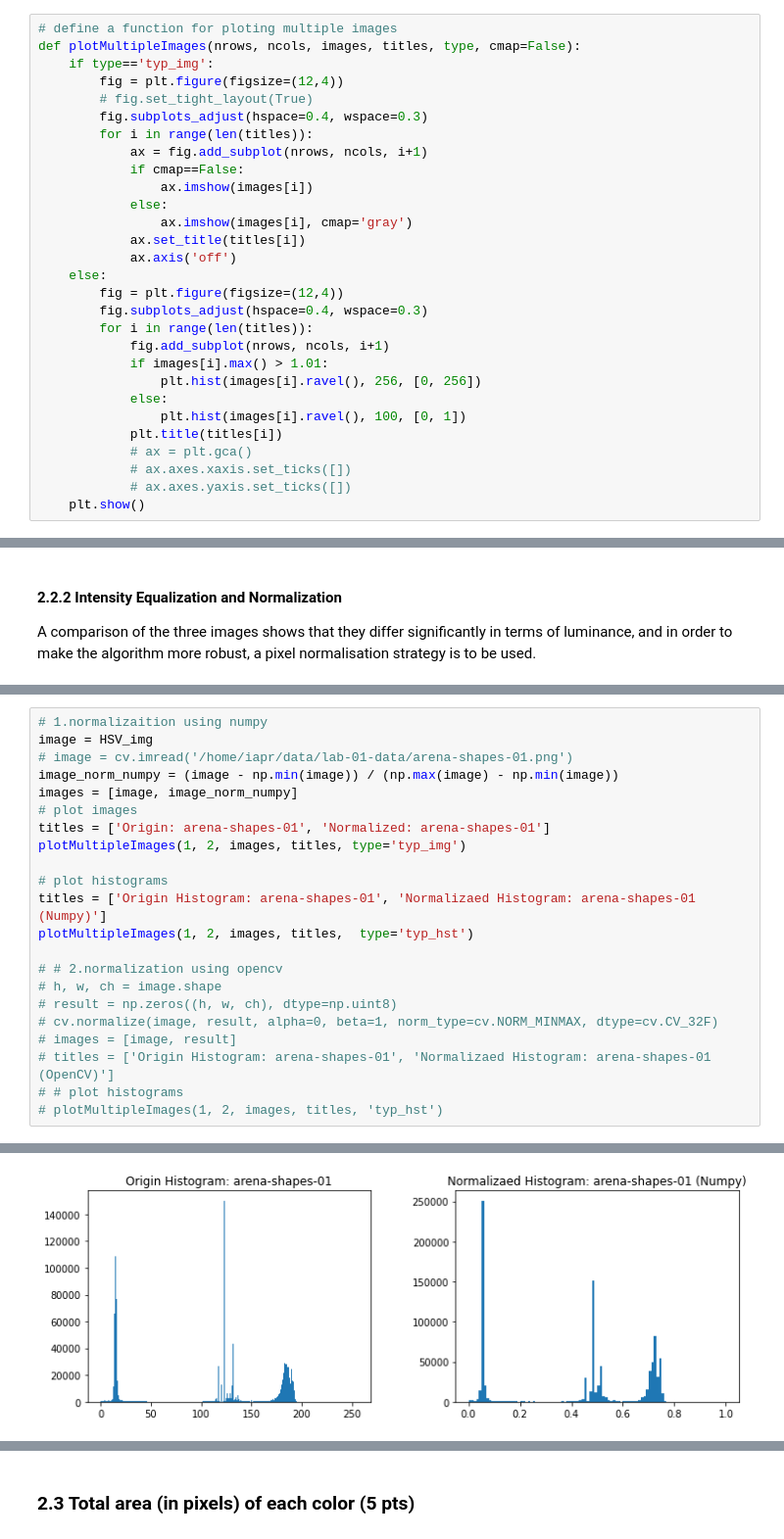
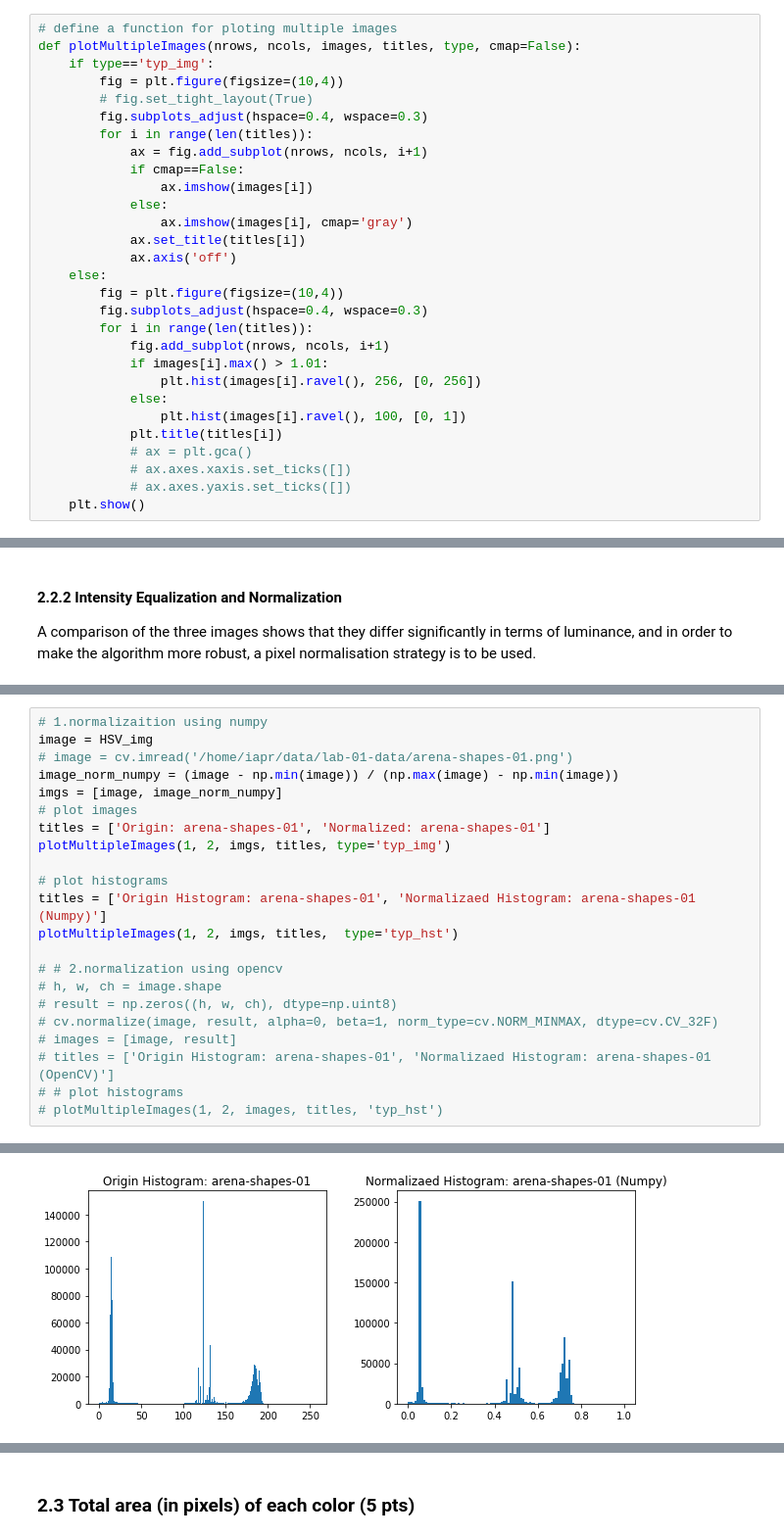
Before and after one commit to LTS5/iapr, a Jupyter notebook: labs/part_2_lab_01.ipynb, the cells around one changed output, grey strips where cells are left out. Shown at 98% size. Cells and saved outputs as stored; diff of their text form.

Commit message:
Part2 of Lab1 update for single image analyze

```diff
--- a/labs/part_2_lab_01.ipynb
+++ b/labs/part_2_lab_01.ipynb
@@ -110,7 +118,7 @@ To facilitate the task that follows, the histogram of the image is first plotted
 # define a function for ploting multiple images
 def plotMultipleImages(nrows, ncols, images, titles, type, cmap=False):
     if type=='typ_img':
-        fig = plt.figure(figsize=(12,4))
+        fig = plt.figure(figsize=(10,4))
         # fig.set_tight_layout(True)
         fig.subplots_adjust(hspace=0.4, wspace=0.3)
         for i in range(len(titles)):
@@ -122,7 +130,7 @@ def plotMultipleImages(nrows, ncols, images, titles, type, cmap=False):
             ax.set_title(titles[i])
             ax.axis('off')
     else:
-        fig = plt.figure(figsize=(12,4))
+        fig = plt.figure(figsize=(10,4))
         fig.subplots_adjust(hspace=0.4, wspace=0.3)
         for i in range(len(titles)):
             fig.add_subplot(nrows, ncols, i+1)
@@ -227,14 +251,14 @@ plotMultipleImages(1, 2, images, titles,  type='typ_hst')
 image = HSV_img
 # image = cv.imread('/home/iapr/data/lab-01-data/arena-shapes-01.png')
 image_norm_numpy = (image - np.min(image)) / (np.max(image) - np.min(image))
-images = [image, image_norm_numpy]
+imgs = [image, image_norm_numpy]
 # plot images
 titles = ['Origin: arena-shapes-01', 'Normalized: arena-shapes-01']
-plotMultipleImages(1, 2, images, titles, type='typ_img')
+plotMultipleImages(1, 2, imgs, titles, type='typ_img')
 
 # plot histograms
 titles = ['Origin Histogram: arena-shapes-01', 'Normalizaed Histogram: arena-shapes-01 (Numpy)']
-plotMultipleImages(1, 2, images, titles,  type='typ_hst')
+plotMultipleImages(1, 2, imgs, titles,  type='typ_hst')
 
 # # 2.normalization using opencv
 # h, w, ch = image.shape
@@ -249,2 +273,2 @@ plotMultipleImages(1, 2, images, titles,  type='typ_hst')
-[figure, old version]
+[figure, new version]
 # %% [markdown]
```
Also changed, not shown: parts of 32 cells of this notebook, 2 other files.
